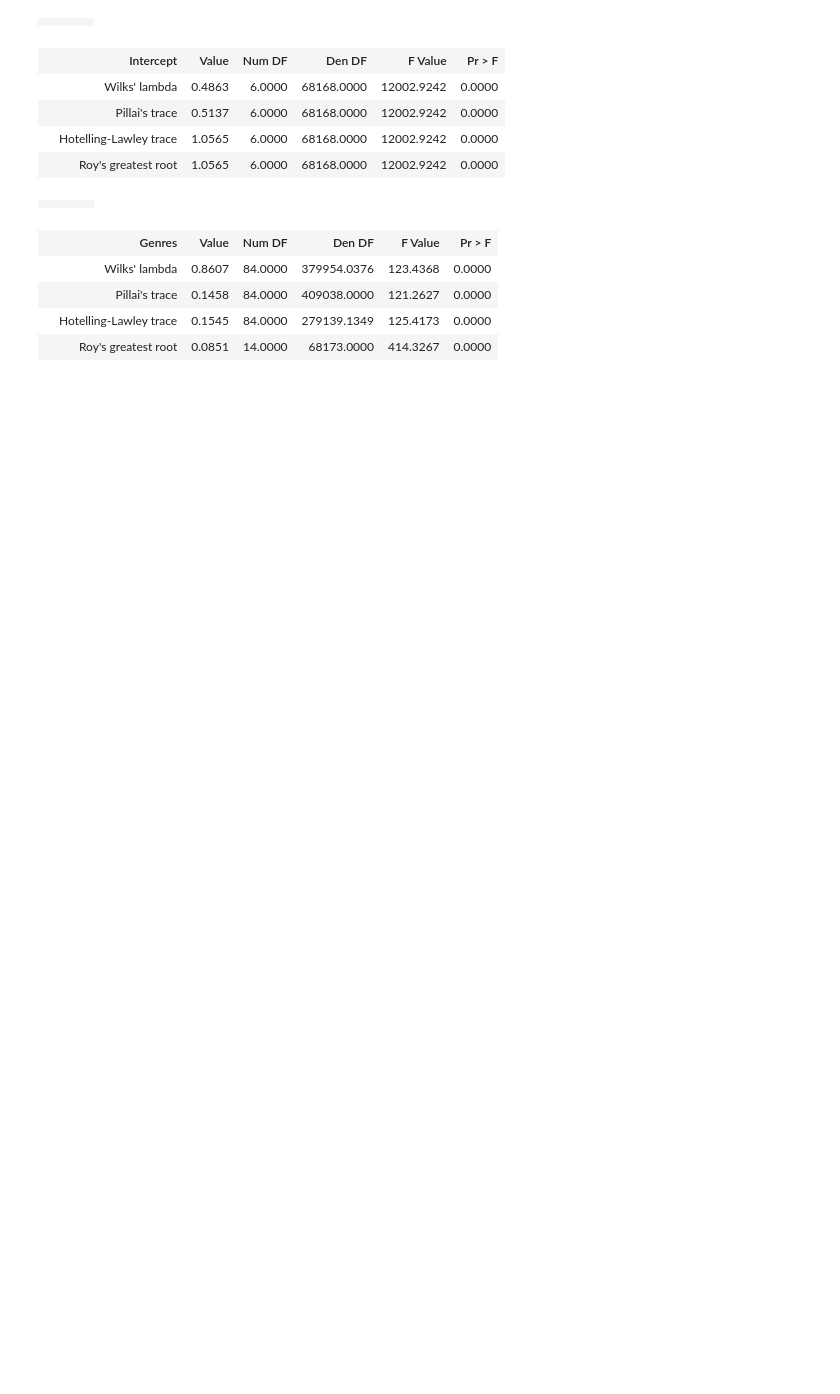
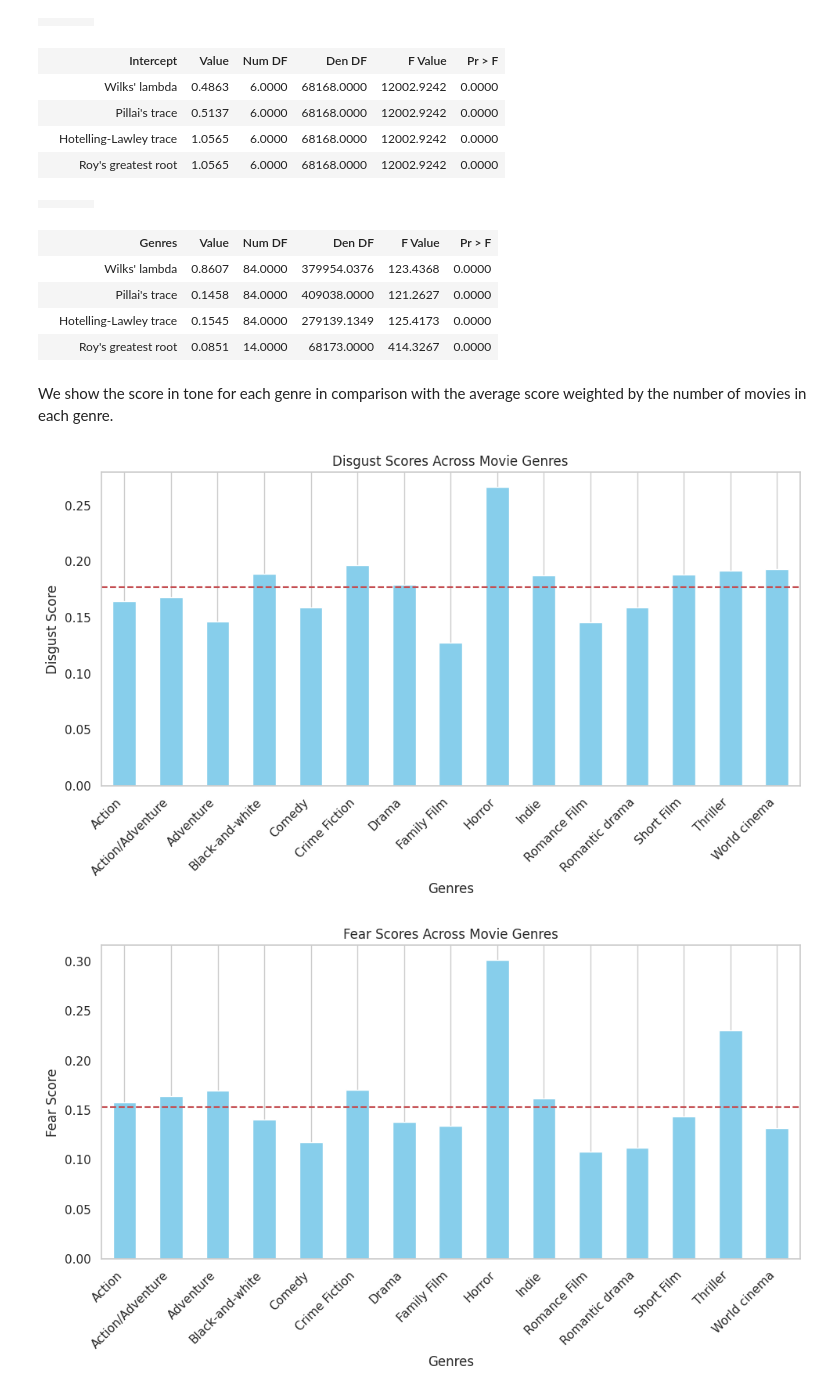
Before and after one commit to epfl-ada/ada-2024-project-phpjj1, a Jupyter notebook: submission.ipynb, the cells around one changed output. Cells and saved outputs as stored; diff of their text form; code cells hidden in the pictures; blank space fills up the shorter version.

```diff
--- a/submission.ipynb
+++ b/submission.ipynb
@@ -167,5 +166,4 @@ plt.show()
 from statsmodels.multivariate.manova import MANOVA
 # %%
 emotions_df['Genres'] = emotions_df['Genres'].astype('category')
-emotions.remove('neutral')
 # %%
@@ -197,0 +186,19 @@ result.summary()
+# %% [markdown]
+We show the score in tone for each genre in comparison with the average score weighted by the number of movies in each genre.
+# %%
+sum_movies = final_df['count'].sum()
+weight_avg = final_df[emotions].mul(final_df['count'], axis=0).sum() / sum_movies
+
+for emotion in emotions:
+    plt.figure(figsize=(10, 6))
+    final_df[emotion].plot(kind = 'bar', title = f"{emotion.capitalize()} Scores Across Movie Genres", color = 'skyblue')
+    plt.axhline(y = weight_avg[emotion], color = 'r', linestyle = '--', label = 'Average Score')
+    plt.xlabel('Genres')
+    plt.ylabel(f"{emotion.capitalize()} Score")
+    plt.xticks(rotation=45, ha='right')
+    plt.grid(axis='y')
+    plt.tight_layout()
+    plt.show()
+# %% [output]
+[figure, added]
+[figure, added]
```
Also changed, not shown: parts of 10 cells of this notebook, 1 other file.
